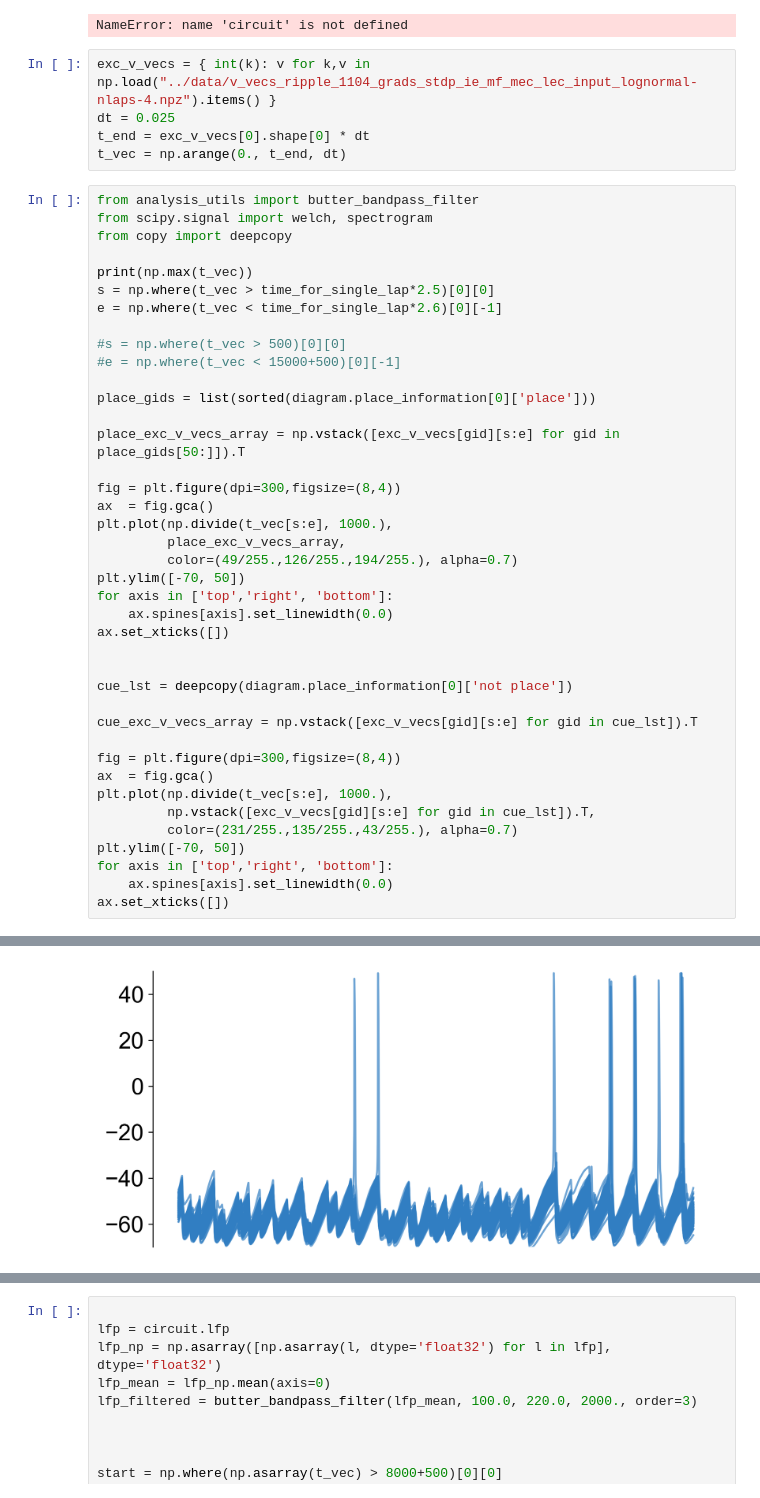
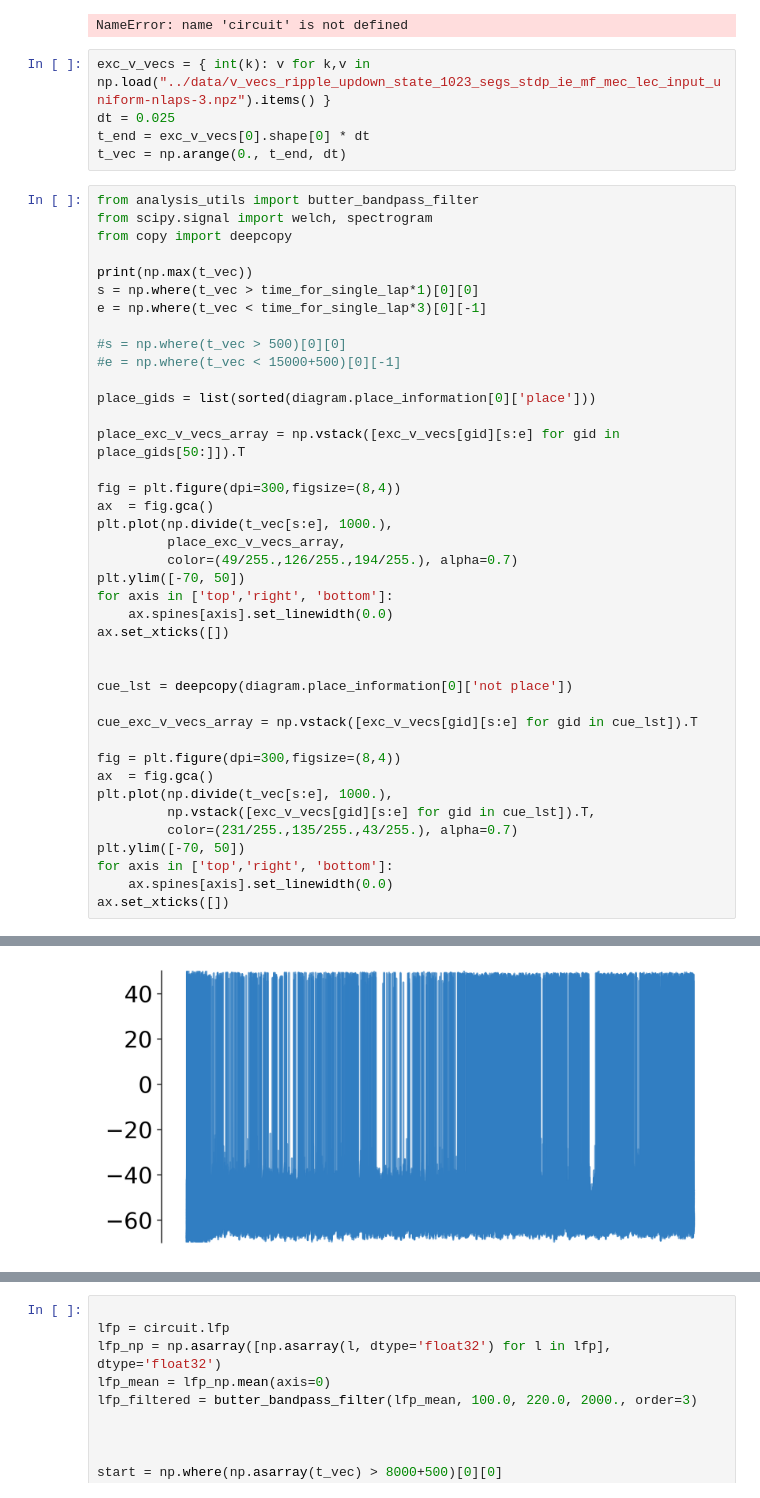
Before and after one commit to soltesz-lab/ca3_biophysical, a Jupyter notebook: notebooks/ripple_analysis_segs_stdp_ei_ie_mf_mec_lec_input_lognormal_up_down.ipynb, the cells around one changed output, grey strips where cells are left out. Cells and saved outputs as stored; diff of their text form.

Commit message:
updates related to most recent ripple logic

```diff
--- a/notebooks/ripple_analysis_segs_stdp_ei_ie_mf_mec_lec_input_lognormal_up_down.ipynb
+++ b/notebooks/ripple_analysis_segs_stdp_ei_ie_mf_mec_lec_input_lognormal_up_down.ipynb
@@ -319,7 +319,7 @@ print('mwu', u, pmw)
 # %% [output]
 NameError: name 'circuit' is not defined
 # %%
-exc_v_vecs = { int(k): v for k,v in np.load("../data/v_vecs_ripple_1104_grads_stdp_ie_mf_mec_lec_input_lognormal-nlaps-4.npz").items() }
+exc_v_vecs = { int(k): v for k,v in np.load("../data/v_vecs_ripple_updown_state_1023_segs_stdp_ie_mf_mec_lec_input_uniform-nlaps-3.npz").items() }
 dt = 0.025
 t_end = exc_v_vecs[0].shape[0] * dt
 t_vec = np.arange(0., t_end, dt)
@@ -329,8 +329,8 @@ from scipy.signal import welch, spectrogram
 from copy import deepcopy
 
 print(np.max(t_vec))
-s = np.where(t_vec > time_for_single_lap*2.5)[0][0]
-e = np.where(t_vec < time_for_single_lap*2.6)[0][-1]
+s = np.where(t_vec > time_for_single_lap*1)[0][0]
+e = np.where(t_vec < time_for_single_lap*3)[0][-1]
 
 #s = np.where(t_vec > 500)[0][0]
 #e = np.where(t_vec < 15000+500)[0][-1]
@@ -368,2 +368,2 @@ ax.set_xticks([])
 []
-[figure, old version]
+[figure, new version]
```
Also changed, not shown: parts of 13 cells of this notebook, 6 other files.
